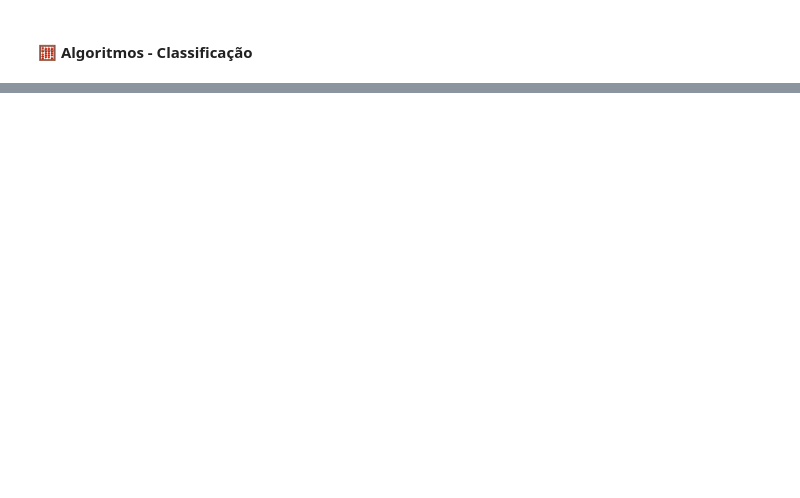
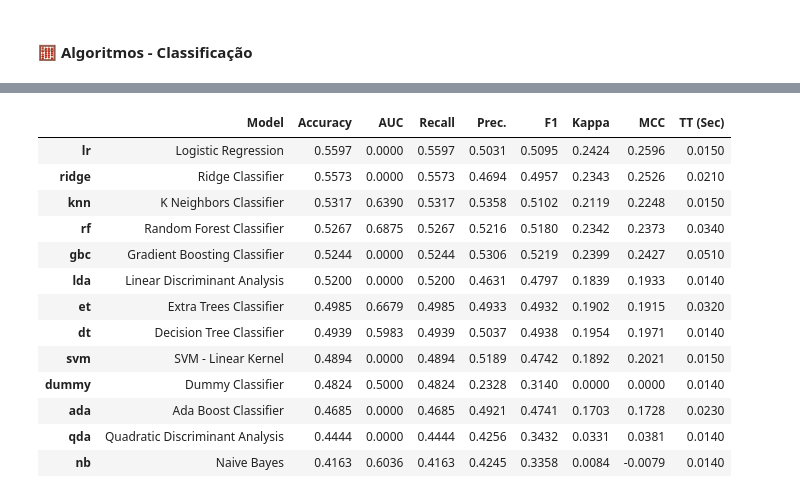
Before and after one commit to joao-rod/tcc, a Jupyter notebook: tcc.ipynb, the cells around one changed output, grey strips where cells are left out. Drawn from its saved outputs; the diff is of its cells as text; code cells hidden in the pictures; blank space fills up the shorter version.

```diff
--- a/tcc.ipynb
+++ b/tcc.ipynb
@@ -433,0 +560,3 @@ best = s.compare_models()
+# %%
+s = ClassificationExperiment()
+s.setup(df_estrutura, target='curso', session_id=3)
@@ -433,0 +582,3 @@ best = s.compare_models()
+# %%
+best = s.compare_models()
+# %% [output]
@@ -433,0 +586,14 @@ best = s.compare_models()
+|  | Model | Accuracy | AUC | Recall | Prec. | F1 | Kappa | MCC | TT (Sec) |
+| lr | Logistic Regression | 0.5597 | 0.0000 | 0.5597 | 0.5031 | 0.5095 | 0.2424 | 0.2596 | 0.0150 |
+| ridge | Ridge Classifier | 0.5573 | 0.0000 | 0.5573 | 0.4694 | 0.4957 | 0.2343 | 0.2526 | 0.0210 |
+| knn | K Neighbors Classifier | 0.5317 | 0.6390 | 0.5317 | 0.5358 | 0.5102 | 0.2119 | 0.2248 | 0.0150 |
+| rf | Random Forest Classifier | 0.5267 | 0.6875 | 0.5267 | 0.5216 | 0.5180 | 0.2342 | 0.2373 | 0.0340 |
+| gbc | Gradient Boosting Classifier | 0.5244 | 0.0000 | 0.5244 | 0.5306 | 0.5219 | 0.2399 | 0.2427 | 0.0510 |
+| lda | Linear Discriminant Analysis | 0.5200 | 0.0000 | 0.5200 | 0.4631 | 0.4797 | 0.1839 | 0.1933 | 0.0140 |
+| et | Extra Trees Classifier | 0.4985 | 0.6679 | 0.4985 | 0.4933 | 0.4932 | 0.1902 | 0.1915 | 0.0320 |
+| dt | Decision Tree Classifier | 0.4939 | 0.5983 | 0.4939 | 0.5037 | 0.4938 | 0.1954 | 0.1971 | 0.0140 |
+| svm | SVM - Linear Kernel | 0.4894 | 0.0000 | 0.4894 | 0.5189 | 0.4742 | 0.1892 | 0.2021 | 0.0150 |
+| dummy | Dummy Classifier | 0.4824 | 0.5000 | 0.4824 | 0.2328 | 0.3140 | 0.0000 | 0.0000 | 0.0140 |
+| ada | Ada Boost Classifier | 0.4685 | 0.0000 | 0.4685 | 0.4921 | 0.4741 | 0.1703 | 0.1728 | 0.0230 |
+| qda | Quadratic Discriminant Analysis | 0.4444 | 0.0000 | 0.4444 | 0.4256 | 0.3432 | 0.0331 | 0.0381 | 0.0140 |
+| nb | Naive Bayes | 0.4163 | 0.6036 | 0.4163 | 0.4245 | 0.3358 | 0.0084 | -0.0079 | 0.0140 |
```
Also changed, not shown: parts of 27 cells of this notebook, 1 other file.
